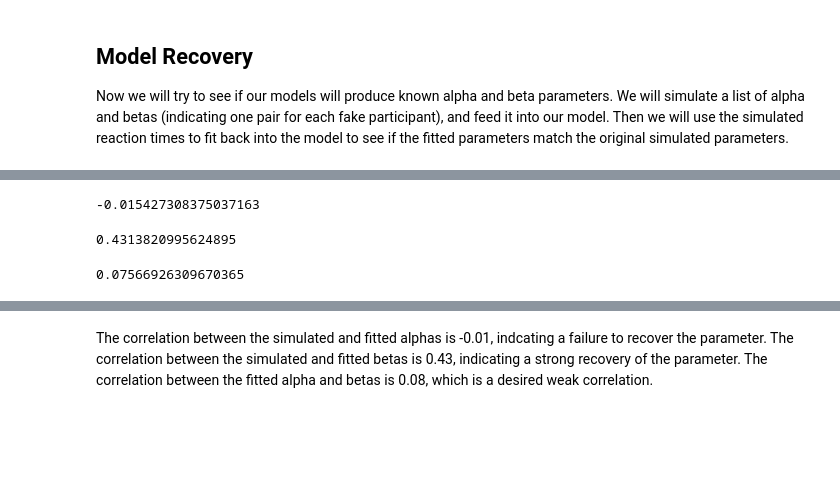
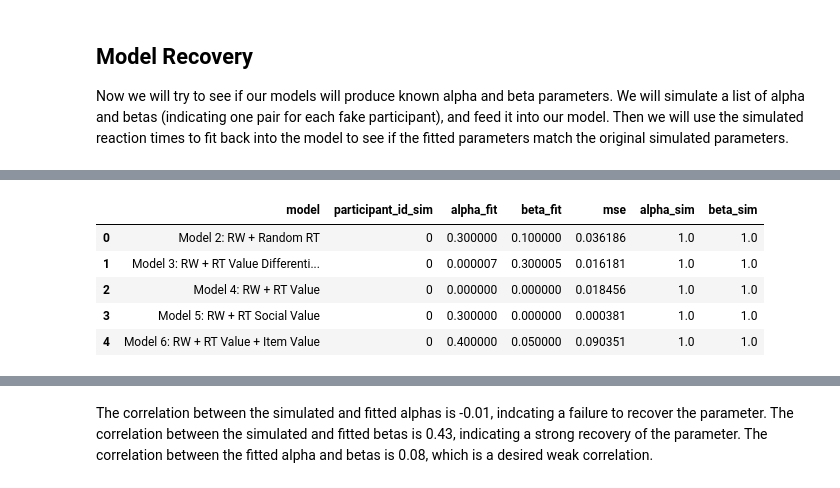
Before and after one commit to hspopal/scon_social_reward, a Jupyter notebook: code/social_reward_modeling.ipynb, the cells around one changed output, grey strips where cells are left out. Drawn from its saved outputs; the diff is of its cells as text; code cells hidden in the pictures; blank space fills up the shorter version.

```diff
--- a/code/social_reward_modeling.ipynb
+++ b/code/social_reward_modeling.ipynb
@@ -14,10 +14,13 @@ import matplotlib.pyplot as plt
 # %% [markdown]
 ### Set Paths
 # %%
-proj_dir = '/Users/hpopal/Google Drive/My Drive/dscn_lab/projects/scon_social_reward/'
-#proj_dir = '/Users/haroonpopal/hpopal@umd.edu - Google Drive/My Drive/dscn_lab/projects/scon_social_reward/'
+if os.path.isdir('/Users/hpopal'):
+    proj_dir = '/Users/hpopal/Google Drive/My Drive/dscn_lab/projects/scon_social_reward/'
+else:
+    proj_dir = '/Users/haroonpopal/hpopal@umd.edu - Google Drive/My Drive/dscn_lab/projects/scon_social_reward/'
+
 data_dir = os.path.join(proj_dir, 'derivatives', 'task_socialreward', 'data')
-outp_dir = os.path.join(proj_dir, 'derivatives', 'rl_modeling', 'event_files')
+outp_dir = os.path.join(proj_dir, 'derivatives', 'rl_modeling')
 
 os.chdir(proj_dir)
 # %% [markdown]
@@ -748,12 +795,10 @@ plt.show()
-# %%
-np.corrcoef(alpha_sim,beta_fit)[0,1]
-# %% [output]
--0.015427308375037163
-# %%
-np.corrcoef(beta_sim,beta_fit)[0,1]
-# %% [output]
-0.4313820995624895
-# %%
-np.corrcoef(alpha_fit,beta_fit)[0,1]
-# %% [output]
-0.07566926309670365
+# %%
+model_rec_results = pd.read_csv(outp_dir+'/model_recovery_results.csv')
+model_rec_results.head()
+# %% [output]
+|  | model | participant_id_sim | alpha_fit | beta_fit | mse | alpha_sim | beta_sim |
+| 0 | Model 2: RW + Random RT | 0 | 0.300000 | 0.100000 | 0.036186 | 1.0 | 1.0 |
+| 1 | Model 3: RW + RT Value Differenti... | 0 | 0.000007 | 0.300005 | 0.016181 | 1.0 | 1.0 |
+| 2 | Model 4: RW + RT Value | 0 | 0.000000 | 0.000000 | 0.018456 | 1.0 | 1.0 |
+| 3 | Model 5: RW + RT Social Value | 0 | 0.300000 | 0.000000 | 0.000381 | 1.0 | 1.0 |
+| 4 | Model 6: RW + RT Value + Item Value | 0 | 0.400000 | 0.050000 | 0.090351 | 1.0 | 1.0 |
```
Also changed, not shown: parts of 17 cells of this notebook, 1 other file.
